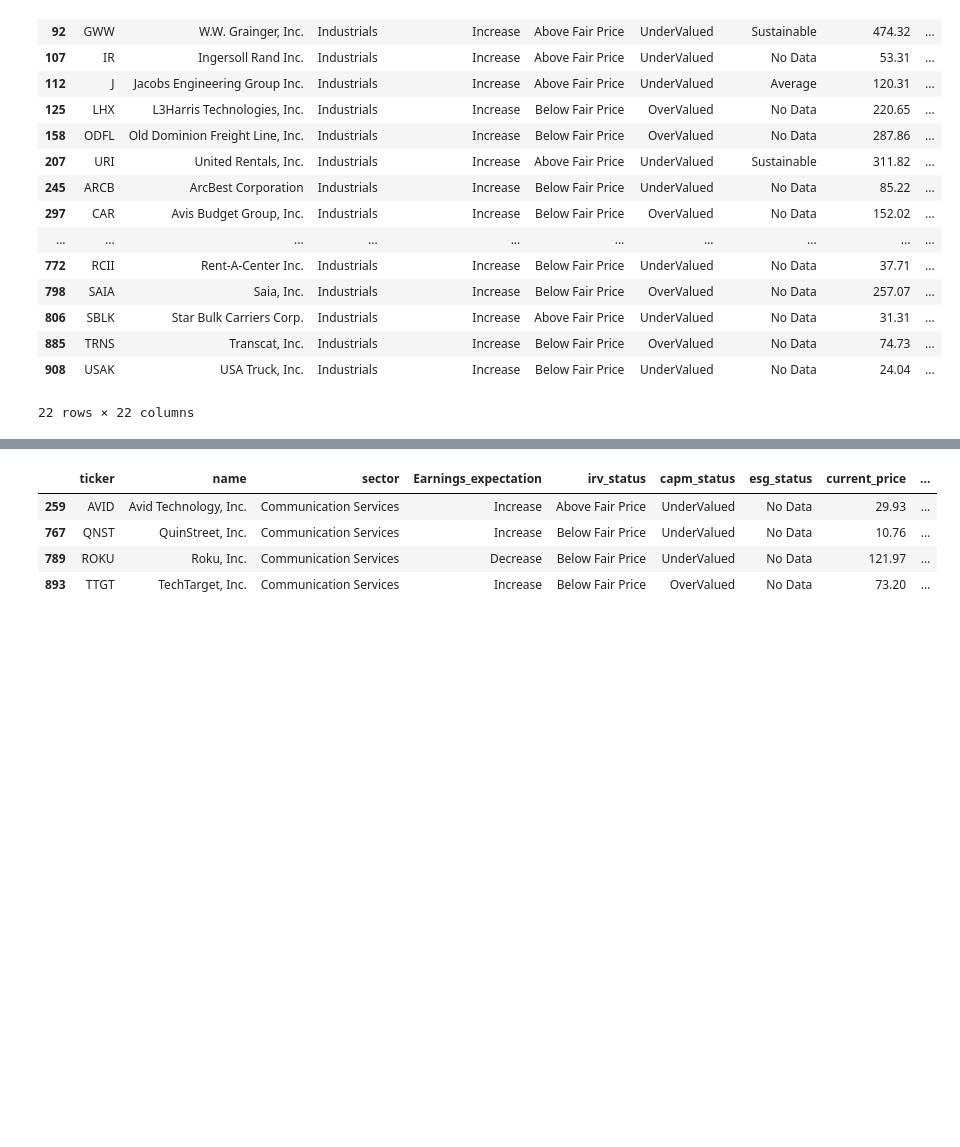
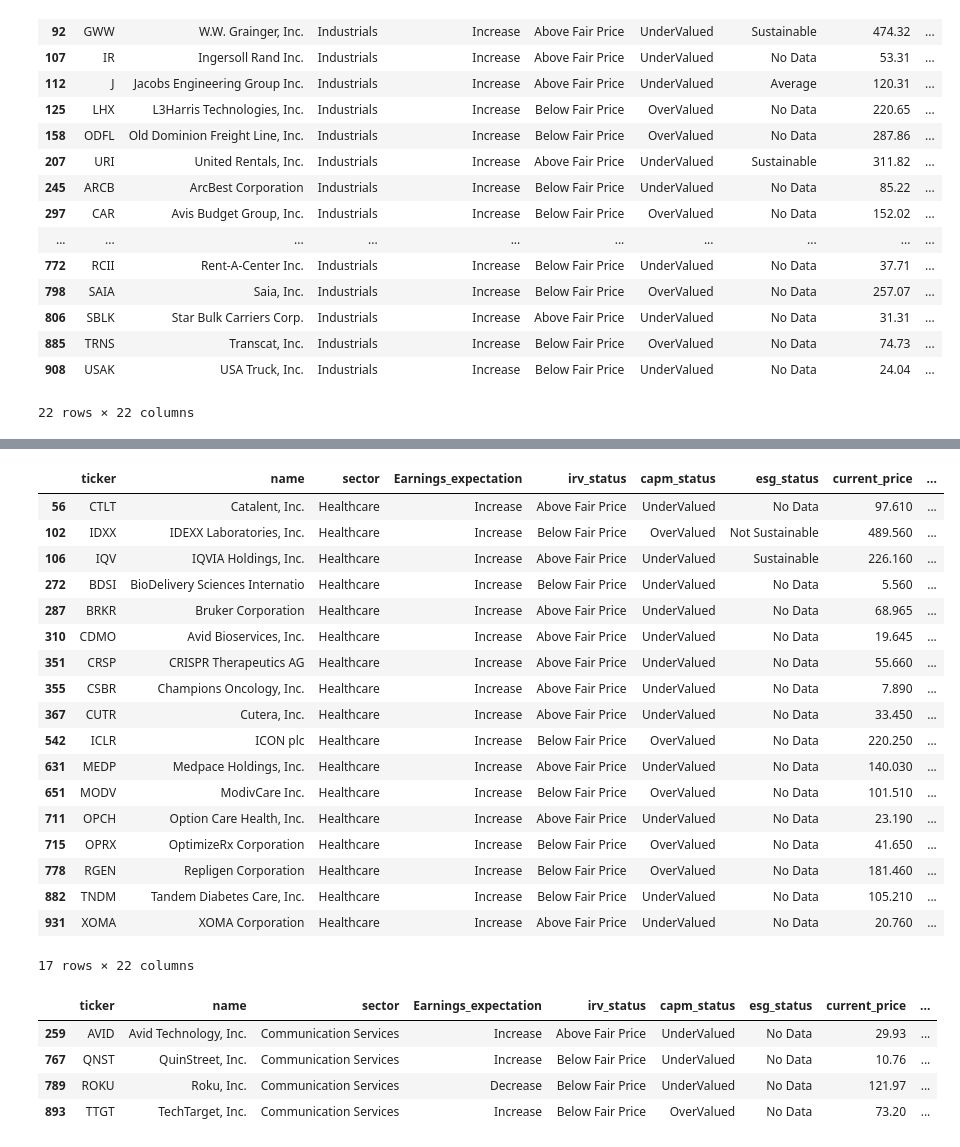
Before and after one commit to janvi-bit/FA-Group6, a Jupyter notebook: portfolio models/aggressive_v3.ipynb, the cells around one changed output, grey strips where cells are left out. Saved outputs shown, nothing was run; the diff lists cells and outputs as text; code cells hidden in the pictures; blank space fills up the shorter version.

```diff
--- a/portfolio models/aggressive_v3.ipynb
+++ b/portfolio models/aggressive_v3.ipynb
@@ -1003,0 +1067,23 @@ df_healthcare
+# %%
+df_healthcare = df_healthcare.dropna()
+df_healthcare
+# %% [output]
+|  | ticker | name | sector | Earnings_expectation | irv_status | capm_status | esg_status | current_price | ... |
+| 56 | CTLT | Catalent, Inc. | Healthcare | Increase | Above Fair Price | UnderValued | No Data | 97.610 | ... |
+| 102 | IDXX | IDEXX Laboratories, Inc. | Healthcare | Increase | Below Fair Price | OverValued | Not Sustainable | 489.560 | ... |
+| 106 | IQV | IQVIA Holdings, Inc. | Healthcare | Increase | Above Fair Price | UnderValued | Sustainable | 226.160 | ... |
+| 272 | BDSI | BioDelivery Sciences Internatio | Healthcare | Increase | Below Fair Price | UnderValued | No Data | 5.560 | ... |
+| 287 | BRKR | Bruker Corporation | Healthcare | Increase | Above Fair Price | UnderValued | No Data | 68.965 | ... |
+| 310 | CDMO | Avid Bioservices, Inc. | Healthcare | Increase | Above Fair Price | UnderValued | No Data | 19.645 | ... |
+| 351 | CRSP | CRISPR Therapeutics AG | Healthcare | Increase | Above Fair Price | UnderValued | No Data | 55.660 | ... |
+| 355 | CSBR | Champions Oncology, Inc. | Healthcare | Increase | Above Fair Price | UnderValued | No Data | 7.890 | ... |
+| 367 | CUTR | Cutera, Inc. | Healthcare | Increase | Above Fair Price | UnderValued | No Data | 33.450 | ... |
+| 542 | ICLR | ICON plc | Healthcare | Increase | Below Fair Price | OverValued | No Data | 220.250 | ... |
+| 631 | MEDP | Medpace Holdings, Inc. | Healthcare | Increase | Above Fair Price | UnderValued | No Data | 140.030 | ... |
+| 651 | MODV | ModivCare Inc. | Healthcare | Increase | Below Fair Price | OverValued | No Data | 101.510 | ... |
+| 711 | OPCH | Option Care Health, Inc. | Healthcare | Increase | Above Fair Price | UnderValued | No Data | 23.190 | ... |
+| 715 | OPRX | OptimizeRx Corporation | Healthcare | Increase | Below Fair Price | OverValued | No Data | 41.650 | ... |
+| 778 | RGEN | Repligen Corporation | Healthcare | Increase | Below Fair Price | OverValued | No Data | 181.460 | ... |
+| 882 | TNDM | Tandem Diabetes Care, Inc. | Healthcare | Increase | Below Fair Price | UnderValued | No Data | 105.210 | ... |
+| 931 | XOMA | XOMA Corporation | Healthcare | Increase | Above Fair Price | UnderValued | No Data | 20.760 | ... |
+17 rows × 22 columns
```
Also changed, not shown: parts of 40 cells of this notebook, 15 other files.
